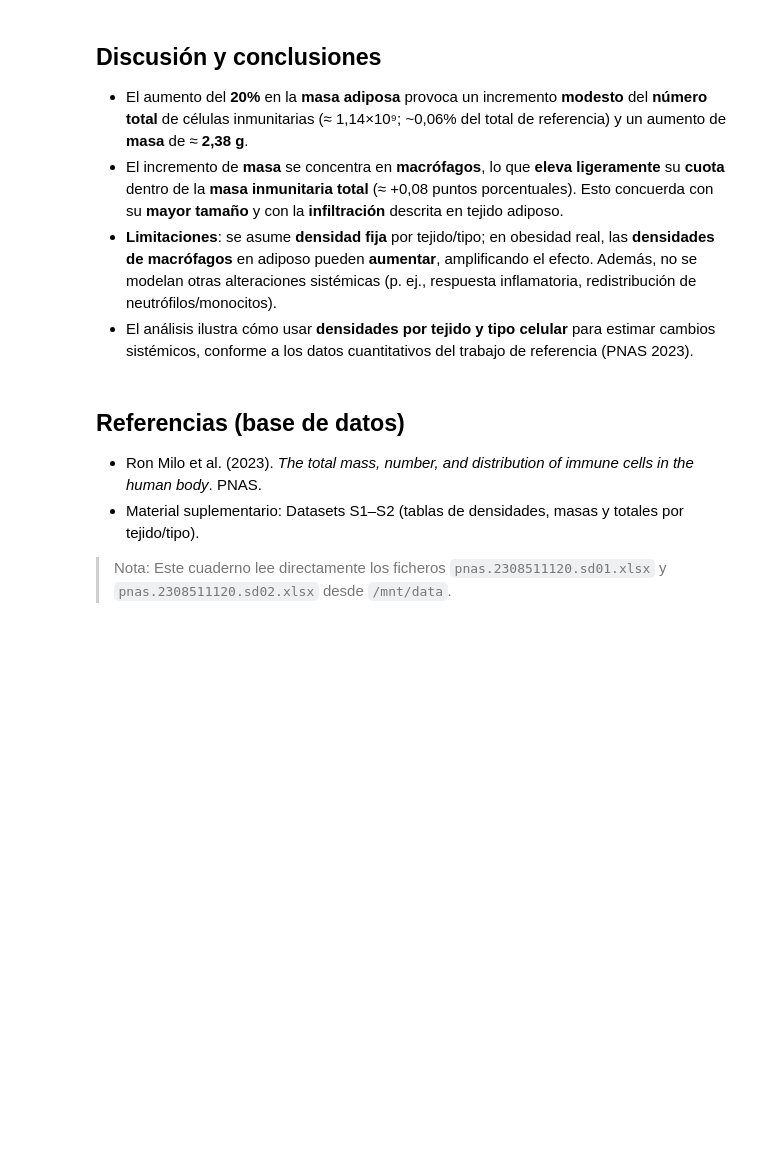
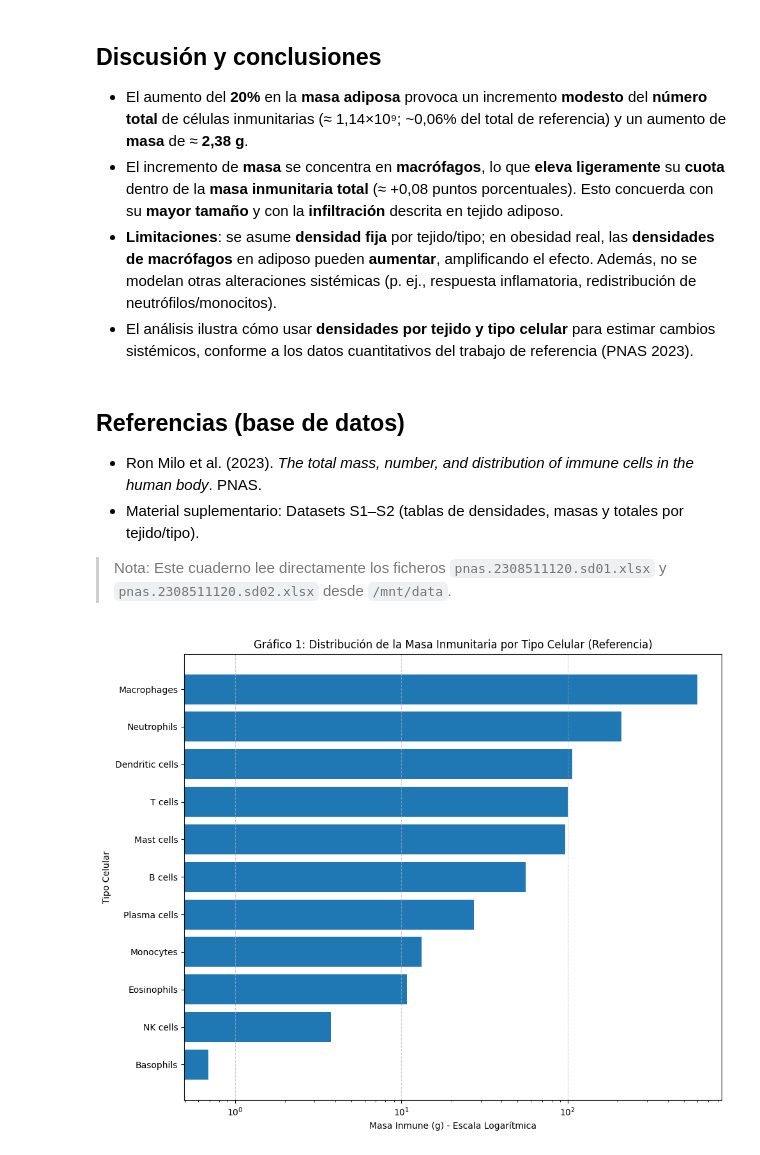
Before and after one commit to raulmendoza21/BIOINFORMATICA-ANALISIS-SIH, a Jupyter notebook: Entregable_Bioinformatica_Inmunidad.ipynb, the cells around one changed output. Cells and saved outputs as stored; diff of their text form; code cells hidden in the pictures; blank space fills up the shorter version.

```diff
--- a/Entregable_Bioinformatica_Inmunidad.ipynb
+++ b/Entregable_Bioinformatica_Inmunidad.ipynb
@@ -233,3 +226,18 @@ top_tissues.reset_index(drop=True)
 - Material suplementario: Datasets S1–S2 (tablas de densidades, masas y totales por tejido/tipo).
 
 > Nota: Este cuaderno lee directamente los ficheros `pnas.2308511120.sd01.xlsx` y `pnas.2308511120.sd02.xlsx` desde `/mnt/data`.
+# %%
+df_plot1 = df[['cell_type', 'ref_mass_g']].sort_values('ref_mass_g', ascending=True)
+
+plt.figure(figsize=(10, 8))
+plt.barh(df_plot1['cell_type'], df_plot1['ref_mass_g'])
+plt.xscale('log')
+plt.xlabel('Masa Inmune (g) - Escala Logarítmica')
+plt.ylabel('Tipo Celular')
+plt.title('Gráfico 1: Distribución de la Masa Inmunitaria por Tipo Celular (Referencia)')
+plt.grid(axis='x', linestyle='--', alpha=0.6)
+plt.tight_layout()
+plt.savefig('grafico_narrativo_1_masa_ref_log.png')
+plt.show()
+# %% [output]
+[figure, added]
```
Also changed, not shown: parts of 5 cells of this notebook.
